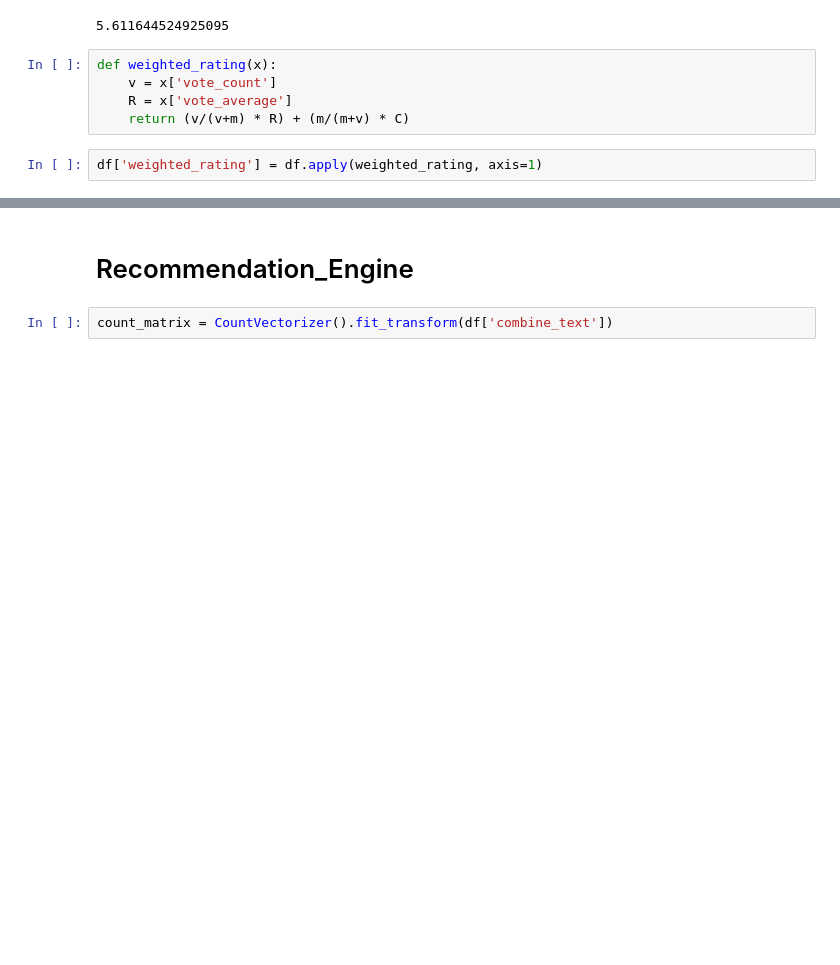
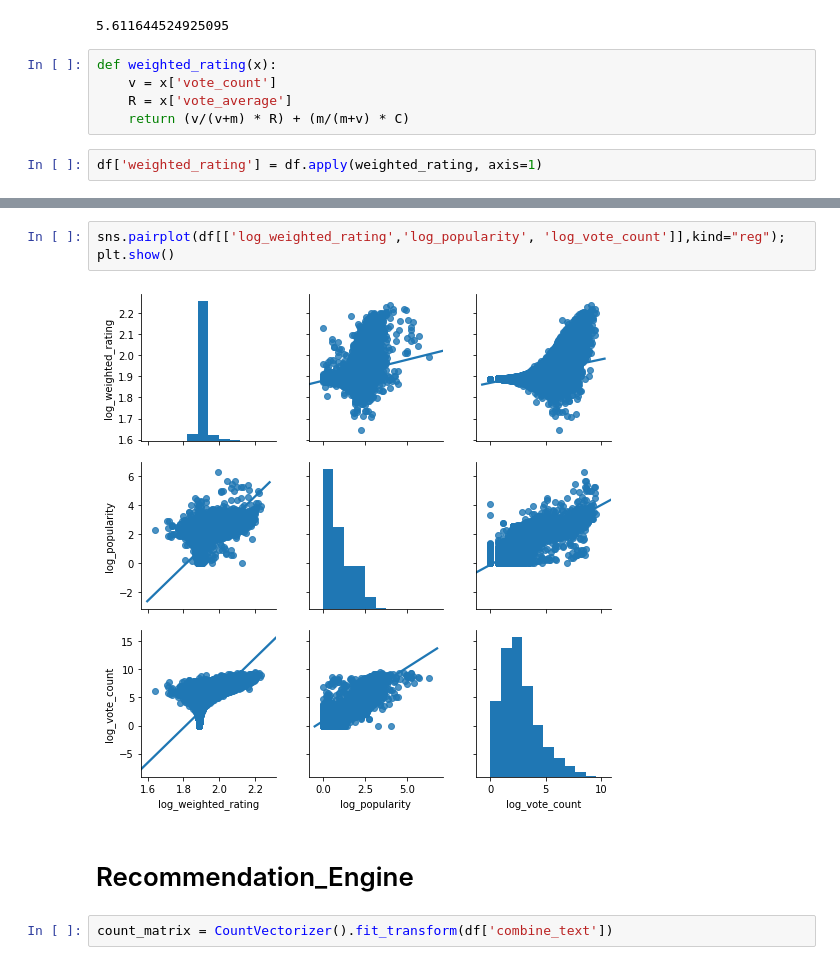
Before and after one commit to FreedomVAce/Movie_Recommendation_System, a Jupyter notebook: Movie_EDA_Recommendation_Engine.ipynb, the cells around one changed output, grey strips where cells are left out. Saved outputs shown, nothing was run; the diff lists cells and outputs as text; blank space fills up the shorter version.

```diff
--- a/Movie_EDA_Recommendation_Engine.ipynb
+++ b/Movie_EDA_Recommendation_Engine.ipynb
@@ -245,3 +324,8 @@ df.sort_values(by = ['weighted_rating'],ascending=False).head(10)
+# %%
+sns.pairplot(df[['log_weighted_rating','log_popularity', 'log_vote_count']],kind="reg");
+plt.show()
+# %% [output]
+[figure, added]
 # %% [markdown]
 # Recommendation_Engine
 # %%
```
Also changed, not shown: parts of 12 cells of this notebook.
